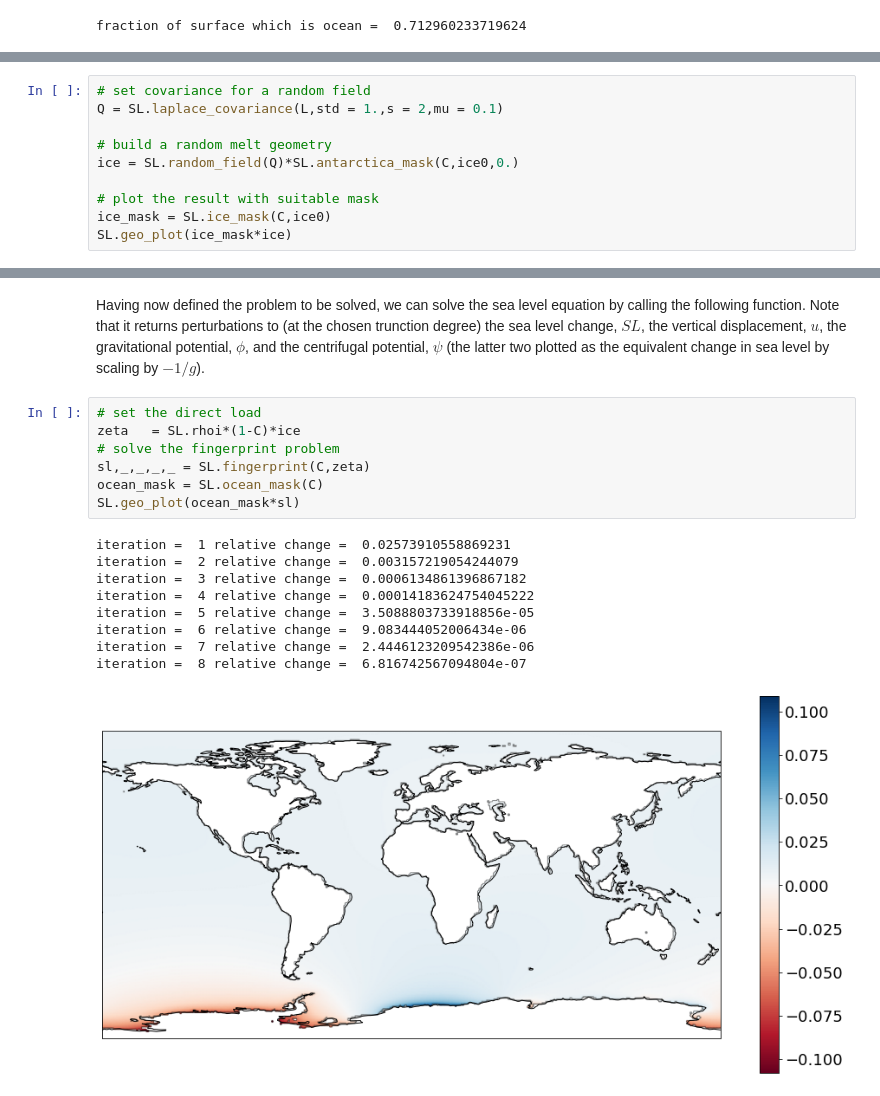
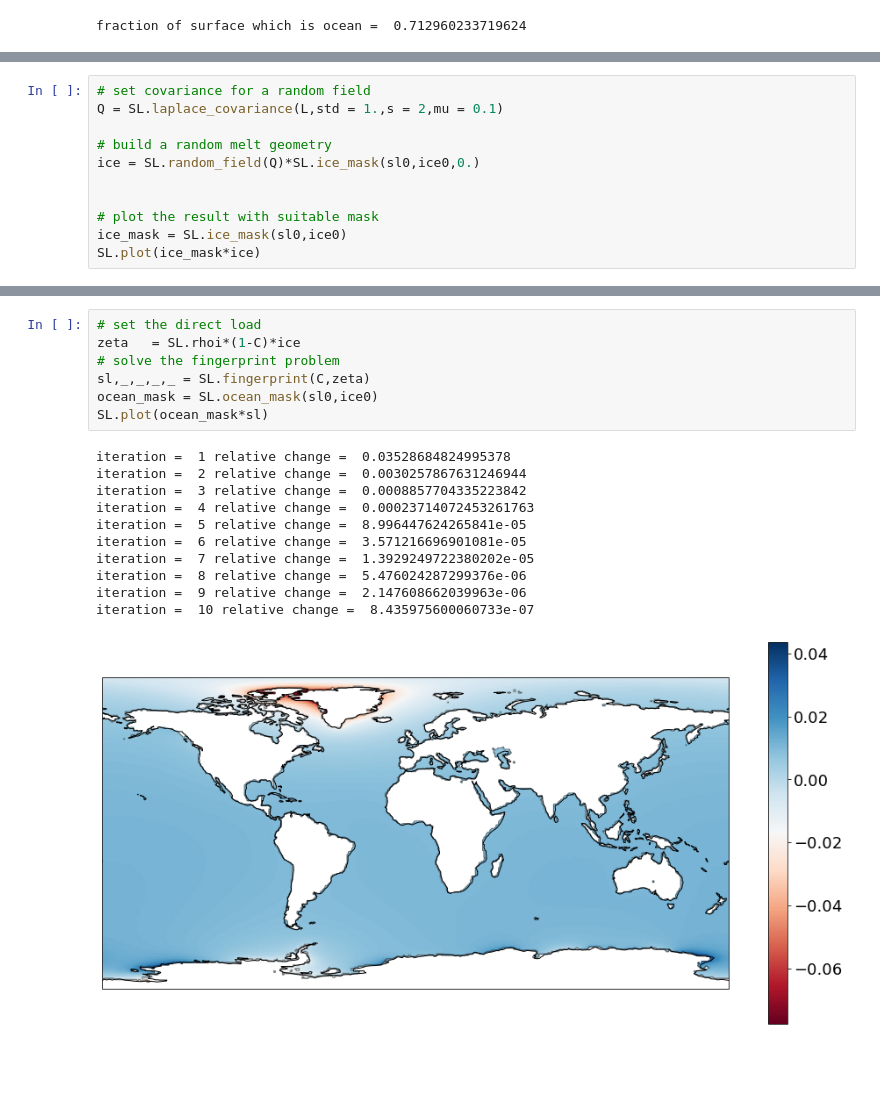
Before and after one commit to da380/SLReciprocityGJI, a Jupyter notebook: SL.ipynb, the cells around one changed output, grey strips where cells are left out. Saved outputs shown, nothing was run; the diff lists cells and outputs as text; blank space fills up the shorter version.

```diff
--- a/SL_forward.ipynb
+++ b/SL.ipynb
@@ -56,9 +35,10 @@ We now set the ice to be melted, taking as an example a reduction in the height
 Q = SL.laplace_covariance(L,std = 1.,s = 2,mu = 0.1)
 
 # build a random melt geometry
-ice = SL.random_field(Q)*SL.antarctica_mask(C,ice0,0.)
+ice = SL.random_field(Q)*SL.ice_mask(sl0,ice0,0.)
+
 
 # plot the result with suitable mask
-ice_mask = SL.ice_mask(C,ice0)
-SL.geo_plot(ice_mask*ice)
+ice_mask = SL.ice_mask(sl0,ice0)
+SL.plot(ice_mask*ice)
 # %% [output]
@@ -66,22 +46,22 @@ SL.geo_plot(ice_mask*ice)
-# %% [markdown]
-Having now defined the problem to be solved, we can solve the sea level equation by calling the following function. Note that it returns perturbations to (at the chosen trunction degree) the sea level change, $SL$, the vertical displacement, $u$, the gravitational potential, $\phi$, and the centrifugal potential, $\psi$ (the latter two plotted as the equivalent change in sea level by scaling by $-1/g$).
 # %%
 # set the direct load
 zeta   = SL.rhoi*(1-C)*ice
 # solve the fingerprint problem
 sl,_,_,_,_ = SL.fingerprint(C,zeta)
-ocean_mask = SL.ocean_mask(C)
-SL.geo_plot(ocean_mask*sl)
+ocean_mask = SL.ocean_mask(sl0,ice0)
+SL.plot(ocean_mask*sl)
 # %% [output]
-iteration =  1 relative change =  0.02573910558869231
-iteration =  2 relative change =  0.003157219054244079
-iteration =  3 relative change =  0.0006134861396867182
-iteration =  4 relative change =  0.00014183624754045222
-iteration =  5 relative change =  3.5088803733918856e-05
-iteration =  6 relative change =  9.083444052006434e-06
-iteration =  7 relative change =  2.4446123209542386e-06
-iteration =  8 relative change =  6.816742567094804e-07
+iteration =  1 relative change =  0.03528684824995378
+iteration =  2 relative change =  0.0030257867631246944
+iteration =  3 relative change =  0.0008857704335223842
+iteration =  4 relative change =  0.00023714072453261763
+iteration =  5 relative change =  8.996447624265841e-05
+iteration =  6 relative change =  3.571216696901081e-05
+iteration =  7 relative change =  1.3929249722380202e-05
+iteration =  8 relative change =  5.476024287299376e-06
+iteration =  9 relative change =  2.147608662039963e-06
+iteration =  10 relative change =  8.435975600060733e-07
-[figure, old version]
+[figure, new version]
 # %%
 # set the observation point and set the adjoint loads
 lats = np.zeros(1)
```
Also changed, not shown: parts of 8 cells of this notebook, 6 other files.
